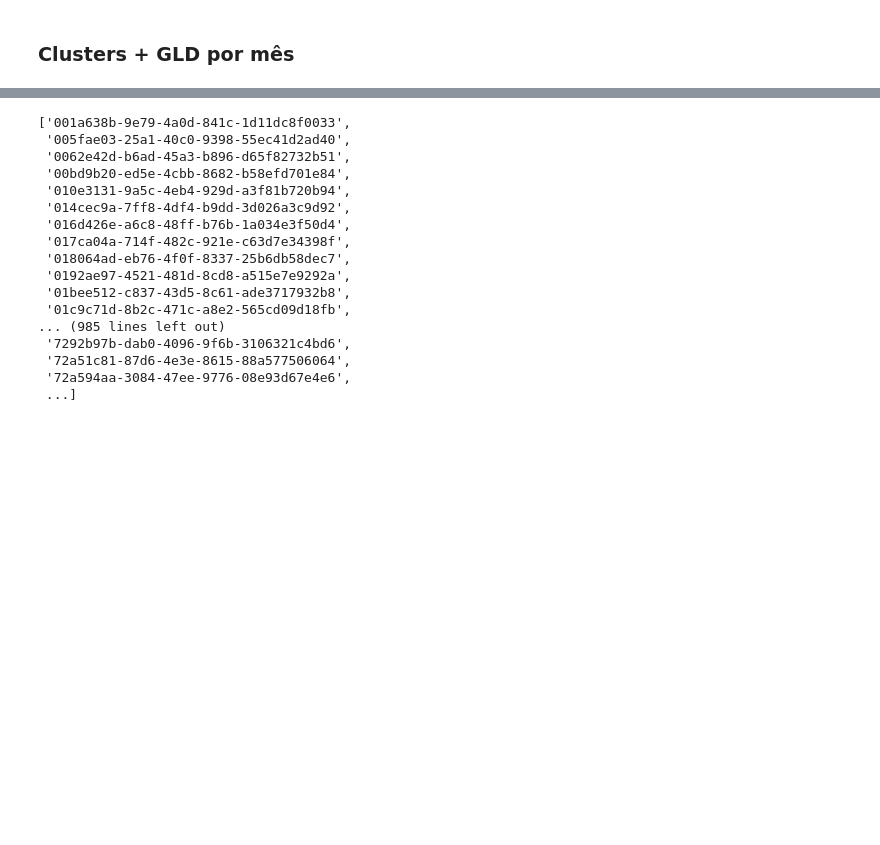
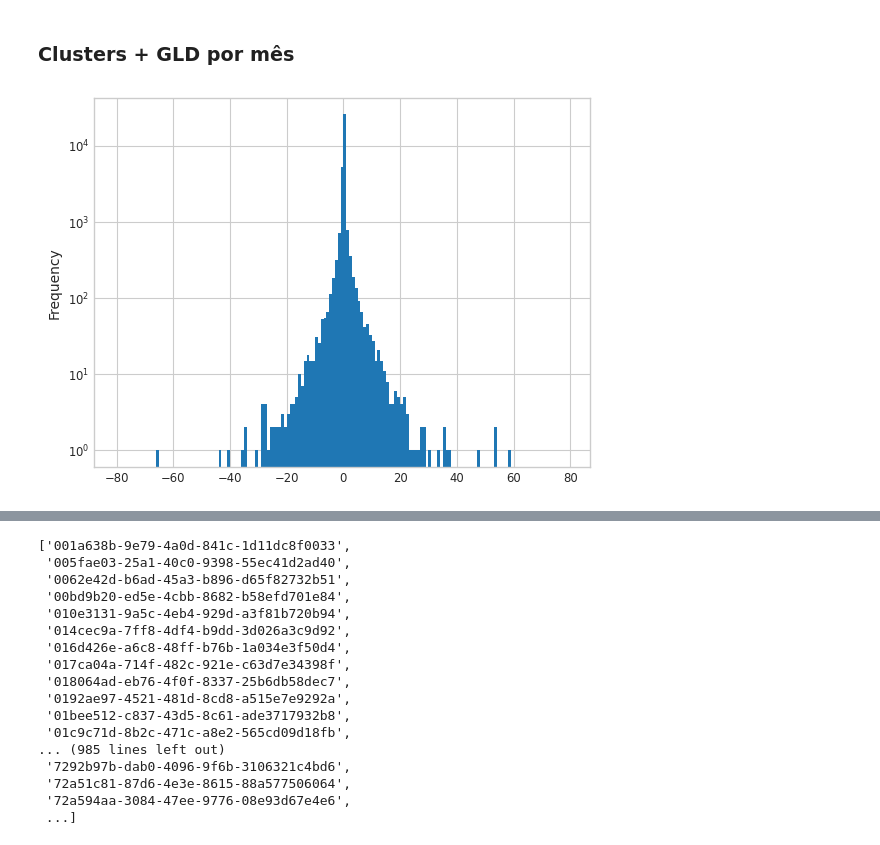
Before and after one commit to cclopes/tathu, a Jupyter notebook: sipam-tracking/fams-analysis.ipynb, the cells around one changed output, grey strips where cells are left out. Cells and saved outputs as stored; diff of their text form; code cells hidden in the pictures; blank space fills up the shorter version.

```diff
--- a/sipam-tracking/fams-analysis.ipynb
+++ b/sipam-tracking/fams-analysis.ipynb
@@ -1092,3 +1114,8 @@ gs.tight_layout(fig)
 plt.savefig("out/goamazon/exploratory_stats_init_iops.png", dpi=300, facecolor="none")
 # %% [markdown]
 ### Clusters + GLD por mês
+# %%
+systems_all.dgld.plot.hist(bins=np.arange(-80,80))
+plt.yscale("log")
+# %% [output]
+[figure, added]
```
Also changed, not shown: parts of 6 cells of this notebook.
